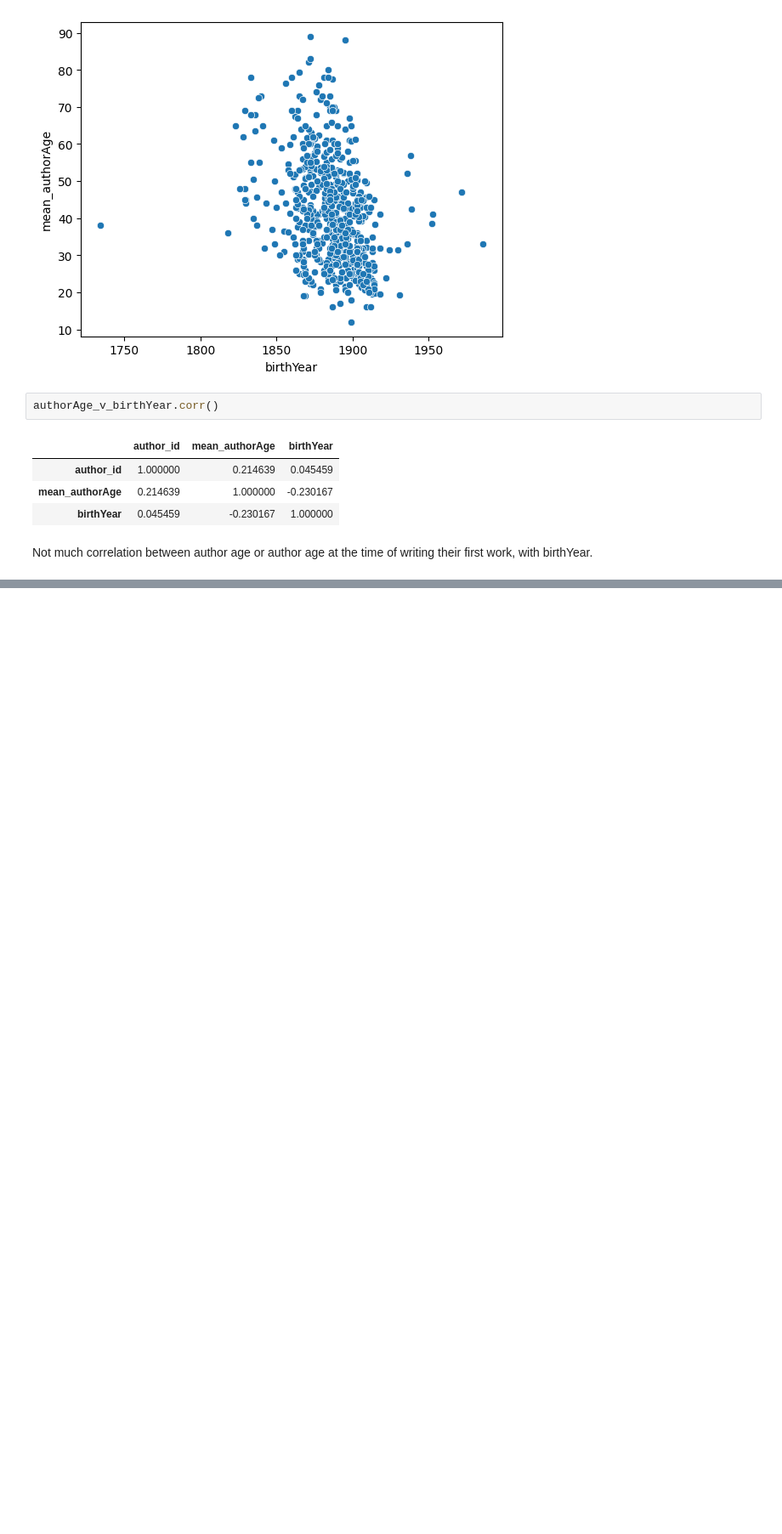
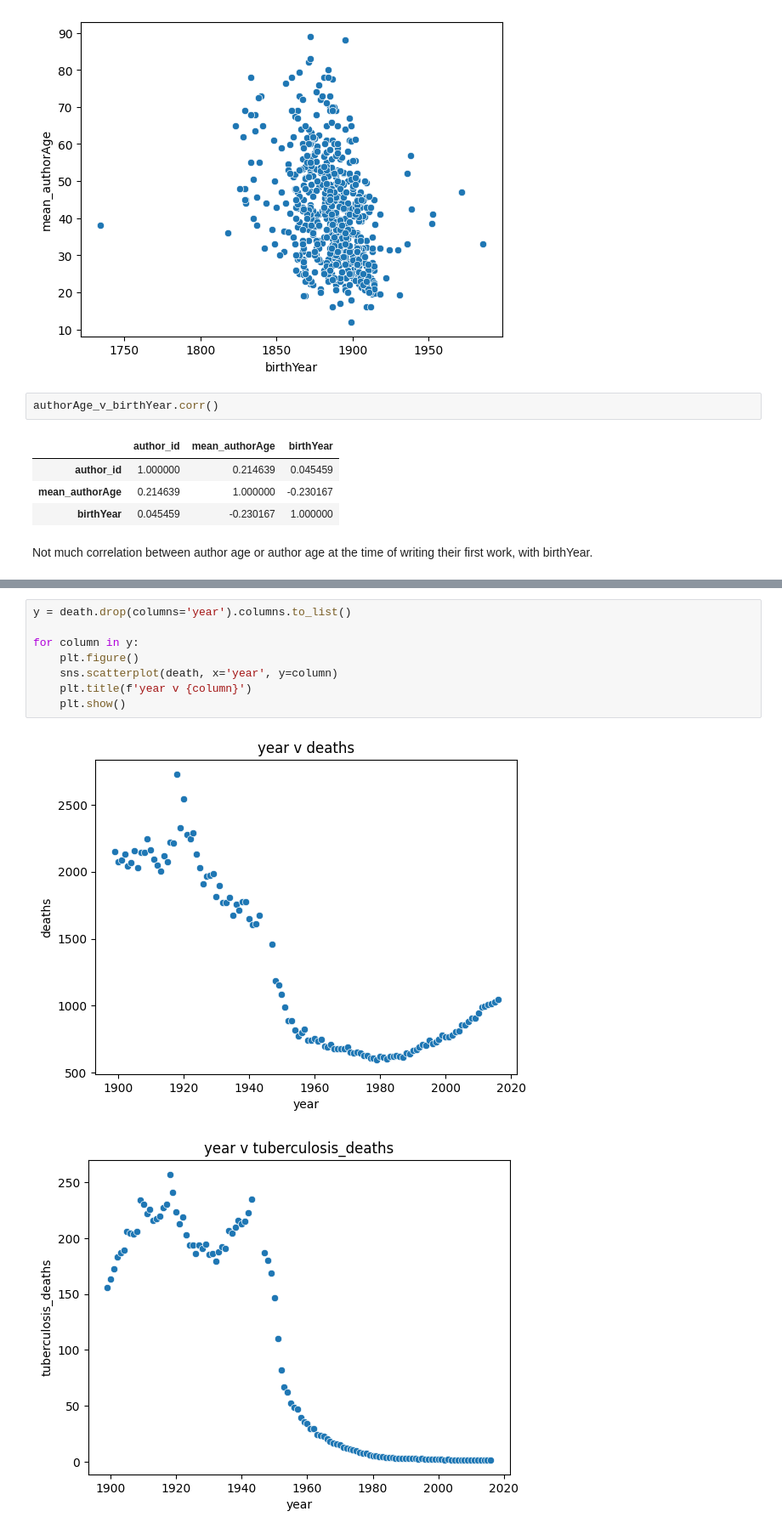
Before and after one commit to j-chowder/japanese_literature, a Jupyter notebook: eda.ipynb, the cells around one changed output, grey strips where cells are left out. Shown at 85% size. Saved outputs shown, nothing was run; the diff lists cells and outputs as text; blank space fills up the shorter version.

```diff
--- a/eda.ipynb
+++ b/eda.ipynb
@@ -883,0 +939,11 @@ death
+# %%
+y = death.drop(columns='year').columns.to_list()
+
+for column in y:
+    plt.figure()
+    sns.scatterplot(death, x='year', y=column)
+    plt.title(f'year v {column}')
+    plt.show()
+# %% [output]
+[figure, added]
+[figure, added]
```
Also changed, not shown: parts of 130 cells of this notebook.
